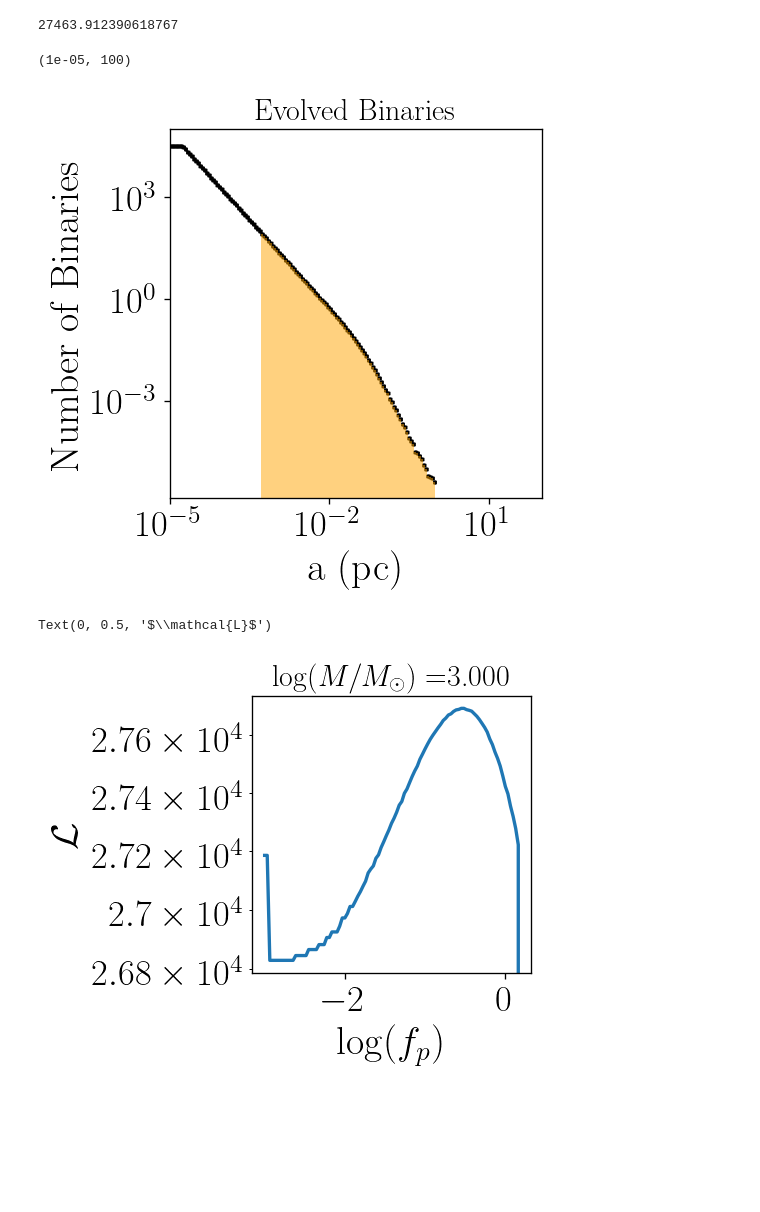
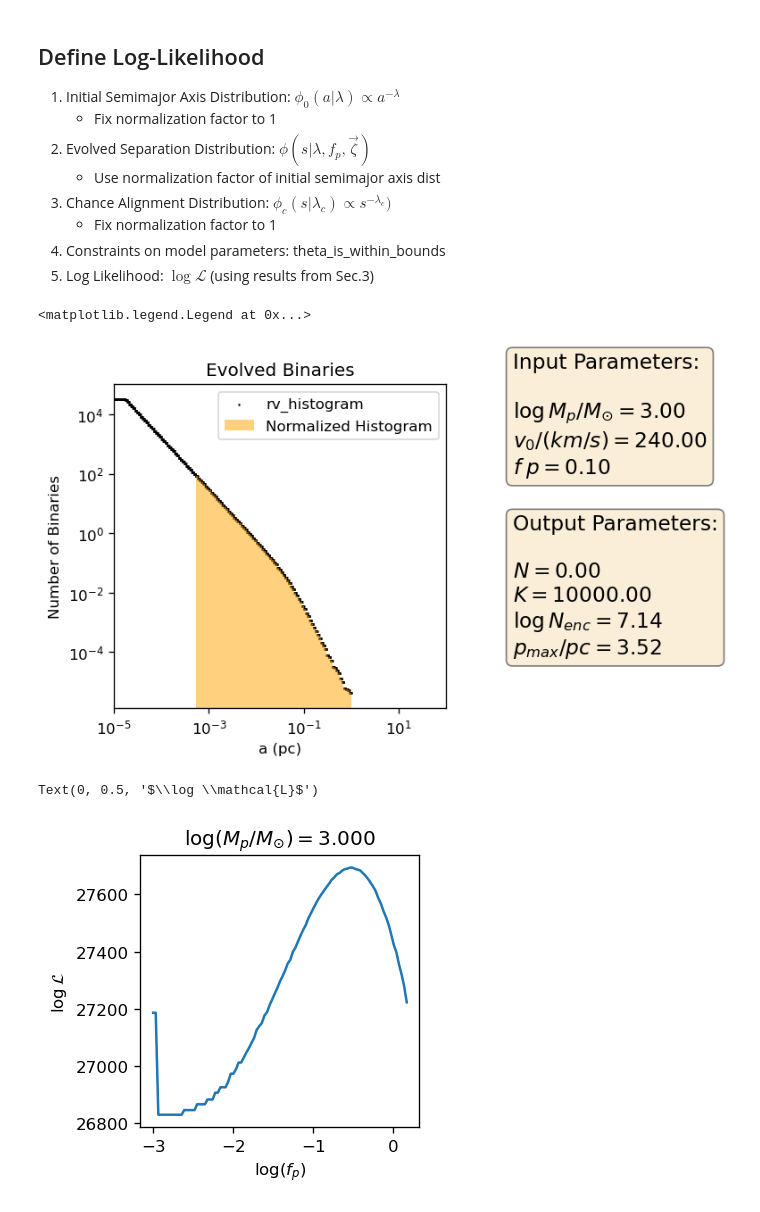
Before and after one commit to edwarddramirez/dmbinaries, a Jupyter notebook: statistics/limits.ipynb, the cells around one changed output. Drawn from its saved outputs; the diff is of its cells as text; code cells hidden in the pictures; blank space fills up the shorter version.

```diff
--- a/statistics/limits.ipynb
+++ b/statistics/limits.ipynb
@@ -292,8 +187,0 @@ print(catalog_R_chance_align_vec[5000])
-# %%
-I, J = np.shape(theta_mat)
-catalog_f_mat_2 = np.zeros([I,J])
-for i in range(I):
-    for j in range(J):
-        catalog_f_mat_2[i,j] = selection_fct(theta_mat[i,j], theta0_mat[i,j])
-
-catalog_f_mat == catalog_f_mat_2
@@ -340,3 +374,13 @@ ax.set_xscale('log')
+# %% [markdown]
+## Define Log-Likelihood
+1. Initial Semimajor Axis Distribution: $\phi_{0}(a|\lambda) \propto a^{-\lambda}$
+    - Fix normalization factor to 1
+2. Evolved Separation Distribution: $\phi(s|\lambda, f_{p}, \vec{\zeta})$
+    - Use normalization factor of initial semimajor axis dist
+3. Chance Alignment Distribution: $\phi_c (s|\lambda_c ) \propto s^{-\lambda_c } )$
+    - Fix normalization factor to 1
+4. Constraints on model parameters: theta_is_within_bounds
+5. Log Likelihood: $\log \mathcal{L}$ (using results from Sec.3)
 # %%
 # ========================================
 
@@ -432,14 +476,6 @@ def log_likelihood(free_params, inputs):
 
     prob_ca = catalog_data[3,:] * numerator_ca / denominator_ca
     return np.sum(np.log(prob + prob_ca))
-# %%
-p0_bounds = [[0,3],[-3,3],[-3,0.2]]
-free_params = [1.5,0,0]
-inputs = [catalog_data,p0_bounds]
-
-print(log_likelihood(free_params, inputs))
-# %% [output]
-27463.912390618767
 # %%
 from scipy.stats import rv_histogram
 
@@ -450,35 +486,60 @@ delta_t_val_f = delta_t_(m,v0,f,p_max)    # delta_t value
 N_f = int(T / delta_t_val_f)    # number of time steps
 timestep = int( (N_f - 1) / 1 )
 
 l = 1.65
 
 free_params = [1.73,-1,0]
 phi_hist = phi(free_params)
 hist_dist = rv_histogram([phi_hist,bins])
 
 fig = plt.figure(figsize=(4, 4), dpi= 120)
 ax = fig.add_subplot(111)
 
 #n_a0 = np.where(mid >= 0.095)[0][0]
 #a0, results_a0 = results_list[n_a0]
 
 alist = np.logspace(-5,0,1000)
 ax.bar(mid[n_min:n_max],phi_hist[n_min:n_max],width=np.diff(bins[n_min:n_max+1]),alpha=0.5, label = 'Normalized Histogram', color = 'orange')
 ax.scatter(alist,hist_dist.pdf(alist), label  = 'rv_histogram', s = 1, marker = '_', c = 'k')
 
 ax.set_xlabel('a (pc)')
 ax.set_ylabel('Number of Binaries')
 if bin_scale == 'log': ax.set_xscale('log')
 if bin_scale == 'lin': ax.set_xscale('linear')
 ax.set_yscale('log')
 #ax.set_xlim([0.000245218616272841,1])
 #ax.set_ylim([0.001,np.max(n) * 10])
 ax.set_title('Evolved Binaries')
 
 ax.set_xlim([10**-5, 10**2])
+
+textstr1 = '\n'.join((
+    r'Input Parameters:',
+    r' ',
+    r'$\log M_p /M_{\odot}=%.2f$' % (np.log10(m), ),
+    r'$v_{0}/(km/s)=%.2f$' % (v0, ),
+    r'$f_ p =%.2f$' % (f, )
+))
+
+textstr2 = '\n'.join((
+    r'Output Parameters:',
+    r' ',
+    r'$N=%.2f$' % (N_f, ),
+    r'$K=%.2f$' % (K, ),
+    r'$\log N_{enc}=%.2f$' % (np.log10(N_enc), ),
+    r'$p_{max}/pc=%.2f$' %(R, ),
+#    r'$Binary \ Loss \ Fraction=%.2f$' % (len(np.where(a_final_array>1)[0]) / K, )
+))
+
+props = dict(boxstyle='round', facecolor='wheat', alpha=0.5)
+ax.text(1.2, 1.1, textstr1, transform=ax.transAxes, fontsize=14,
+        verticalalignment='top', bbox=props)
+ax.text(1.2, 0.6, textstr2, transform=ax.transAxes, fontsize=14,
+        verticalalignment='top', bbox=props)
+ax.legend()
 # %% [output]
-(1e-05, 100)
+<matplotlib.legend.Legend at 0x...>
-[figure, old version]
+[figure, new version]
 # %%
 inputs = [catalog_data,p0_bounds]
 
@@ -500,11 +561,11 @@ ax = fig.add_subplot(111)
 ax.plot(log_fp_list,log_likelihood_vec)
 
 ax.set_xscale('linear')
-ax.set_yscale('log')
+ax.set_yscale('linear')
 
-ax.set_title('$\\log(M/M_{\\odot}) = $' + str_log_m)
+ax.set_title('$\\log(M_p /M_{\\odot}) = $' + str_log_m)
 ax.set_xlabel('$\\log(f_{p})$')
-ax.set_ylabel('$\\mathcal{L}$')
+ax.set_ylabel('$\\log \\mathcal{L}$')
 # %% [output]
-Text(0, 0.5, '$\\mathcal{L}$')
+Text(0, 0.5, '$\\log \\mathcal{L}$')
-[figure, old version]
+[figure, new version]
```
Also changed, not shown: parts of 30 cells of this notebook, 18 other files.
